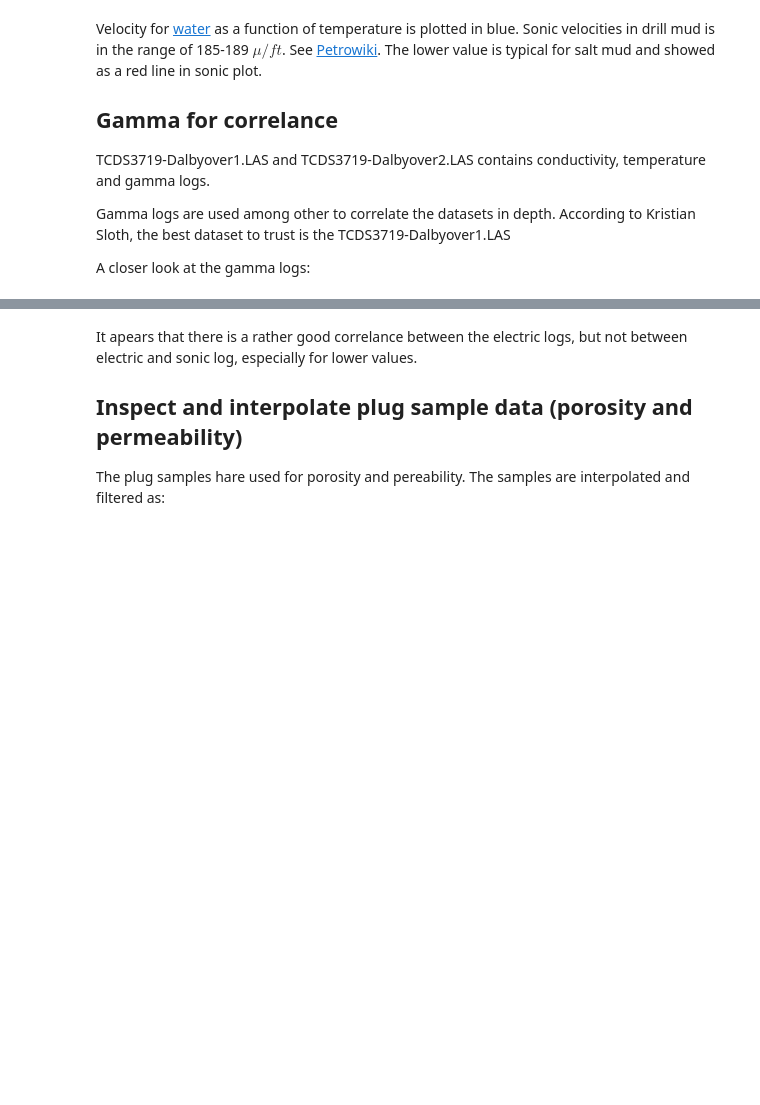
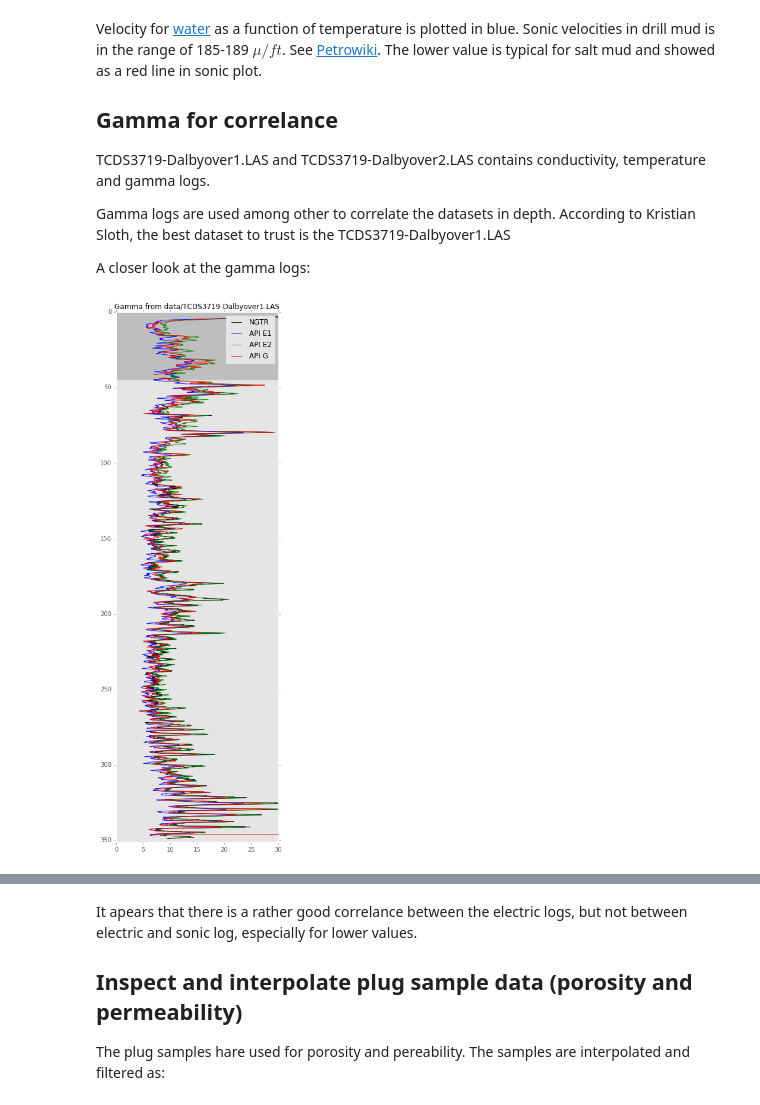
Before and after one commit to TobbeTripitaka/Dalbyover, a Jupyter notebook: Dalbyover sonic log.ipynb, the cells around one changed output, grey strips where cells are left out. Saved outputs shown, nothing was run; the diff lists cells and outputs as text; code cells hidden in the pictures; blank space fills up the shorter version.

```diff
--- a/Dalbyover sonic log.ipynb
+++ b/Dalbyover sonic log.ipynb
@@ -268,26 +301,28 @@ A closer look at the gamma logs:
 # %%
 fig = plt.figure(figsize=(10,16))
 fig.subplots_adjust(wspace=0.05)
 
-top = 290
-bottom = 331
+top_row = 0
+bottom_row = 351
 
 # Plot gamma
 ax0 = plt.subplot(122, sharey=ax1)
 plt.title('Gamma from %s'%in_electric[0], fontsize = 12)
 well_plot(smooth_filter(data['NGTR'],101), lw=0.9, color ='black', label='NGTR')
-#well_plot(smooth_filter(data['NGAM_E1'],101), lw=0.9, color ='blue', label='API E1')
-#well_plot(smooth_filter(data['NGAM_E2'],101), lw=0.9, color ='green', label='API E2')
-#well_plot(smooth_filter(data['NGAM_G'],101), lw=0.9, color ='red', label='API G')
+well_plot(smooth_filter(data['NGAM_E1'],101), lw=0.9, color ='blue', label='API E1')
+well_plot(smooth_filter(data['NGAM_E2'],101), lw=0.9, color ='green', label='API E2')
+well_plot(smooth_filter(data['NGAM_G'],101), lw=0.9, color ='red', label='API G')
 
 
 
 plt.xlim(0, 30)
 plt.ylim(bottom_row,top_row)
 plt.setp(ax2.get_yticklabels(), visible=False)
 casing_plot()
 plt.grid()
 plt.legend()
 
 plt.show()
+# %% [output]
+[figure, added]
 # %%
```
Also changed, not shown: parts of 10 cells of this notebook, 1 other file.
